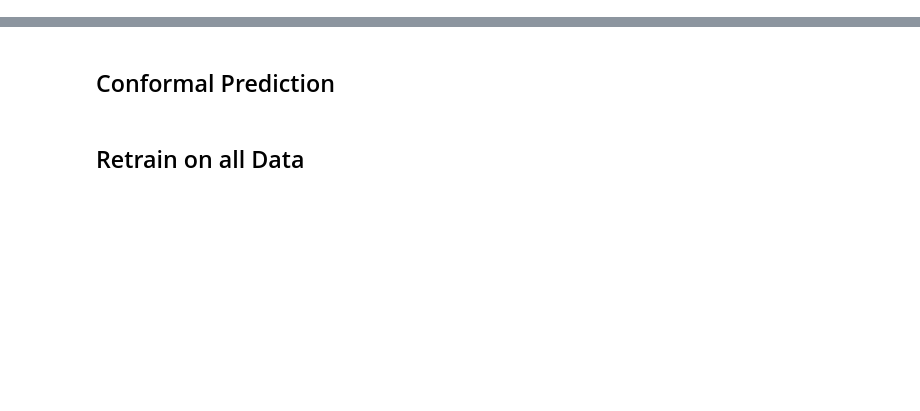
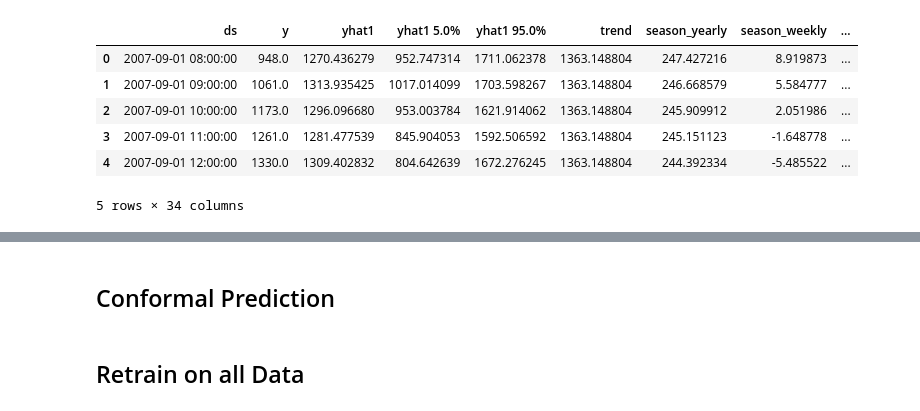
Before and after one commit to ichbinallen/energy_meter, a Jupyter notebook: notebooks/NeuralProphetTest.ipynb, the cells around one changed output, grey strips where cells are left out. Cells and saved outputs as stored; diff of their text form; code cells hidden in the pictures; blank space fills up the shorter version.

```diff
--- a/notebooks/NeuralProphetTest.ipynb
+++ b/notebooks/NeuralProphetTest.ipynb
@@ -43,0 +127,8 @@ tune_data, test_data = temporal_train_test_split(test_data, test_size=1 / 3)
+# %%
+conformal_preds = m.conformal_predict(
+    test_data,
+    # pd.concat([calib_data, inference_data]),
+    calibration_df=tune_data,
+    alpha=alpha,
+    method=method,
+)
@@ -43,0 +146,10 @@ tune_data, test_data = temporal_train_test_split(test_data, test_size=1 / 3)
+# %%
+conformal_preds.head()
+# %% [output]
+|  | ds | y | yhat1 | yhat1 5.0% | yhat1 95.0% | trend | season_yearly | season_weekly | ... |
+| 0 | 2007-09-01 08:00:00 | 948.0 | 1270.436279 | 952.747314 | 1711.062378 | 1363.148804 | 247.427216 | 8.919873 | ... |
+| 1 | 2007-09-01 09:00:00 | 1061.0 | 1313.935425 | 1017.014099 | 1703.598267 | 1363.148804 | 246.668579 | 5.584777 | ... |
+| 2 | 2007-09-01 10:00:00 | 1173.0 | 1296.096680 | 953.003784 | 1621.914062 | 1363.148804 | 245.909912 | 2.051986 | ... |
+| 3 | 2007-09-01 11:00:00 | 1261.0 | 1281.477539 | 845.904053 | 1592.506592 | 1363.148804 | 245.151123 | -1.648778 | ... |
+| 4 | 2007-09-01 12:00:00 | 1330.0 | 1309.402832 | 804.642639 | 1672.276245 | 1363.148804 | 244.392334 | -5.485522 | ... |
+5 rows × 34 columns
```
Also changed, not shown: parts of 26 cells of this notebook.
